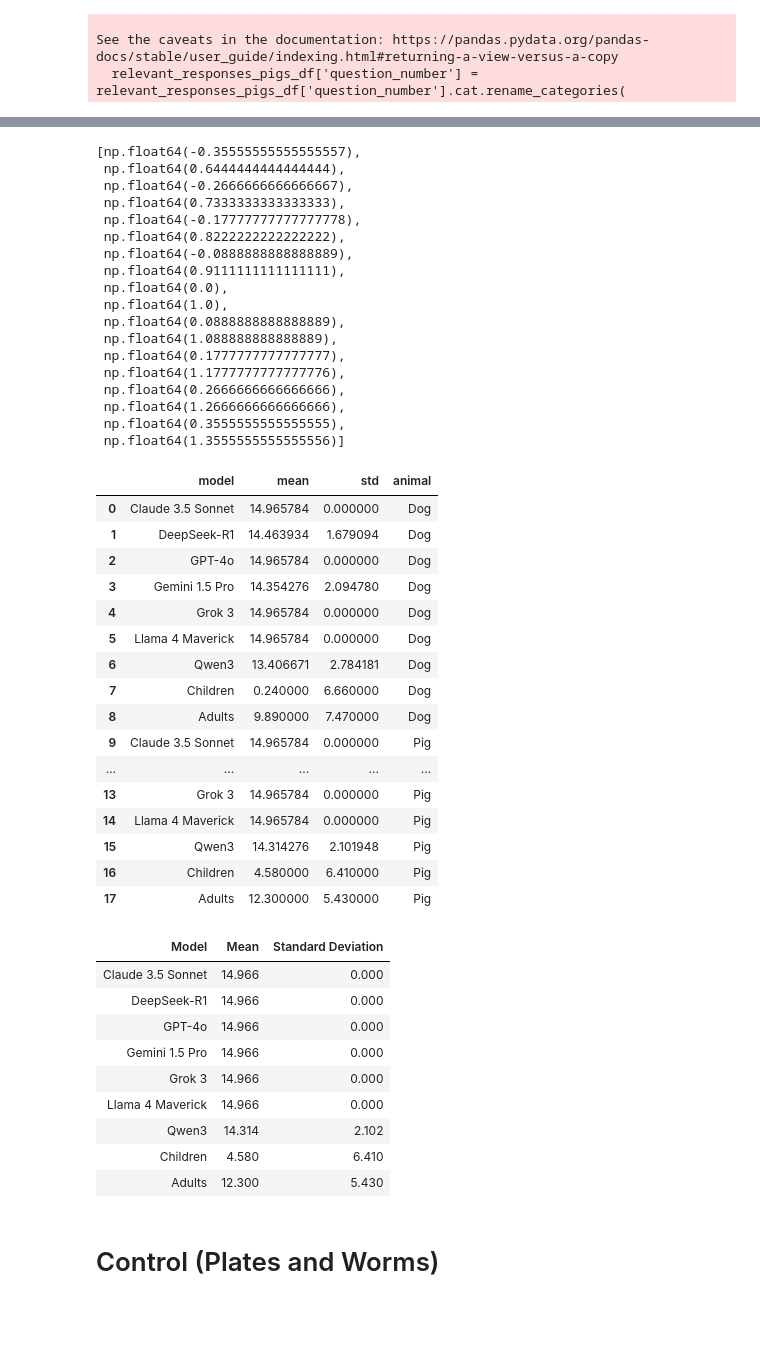
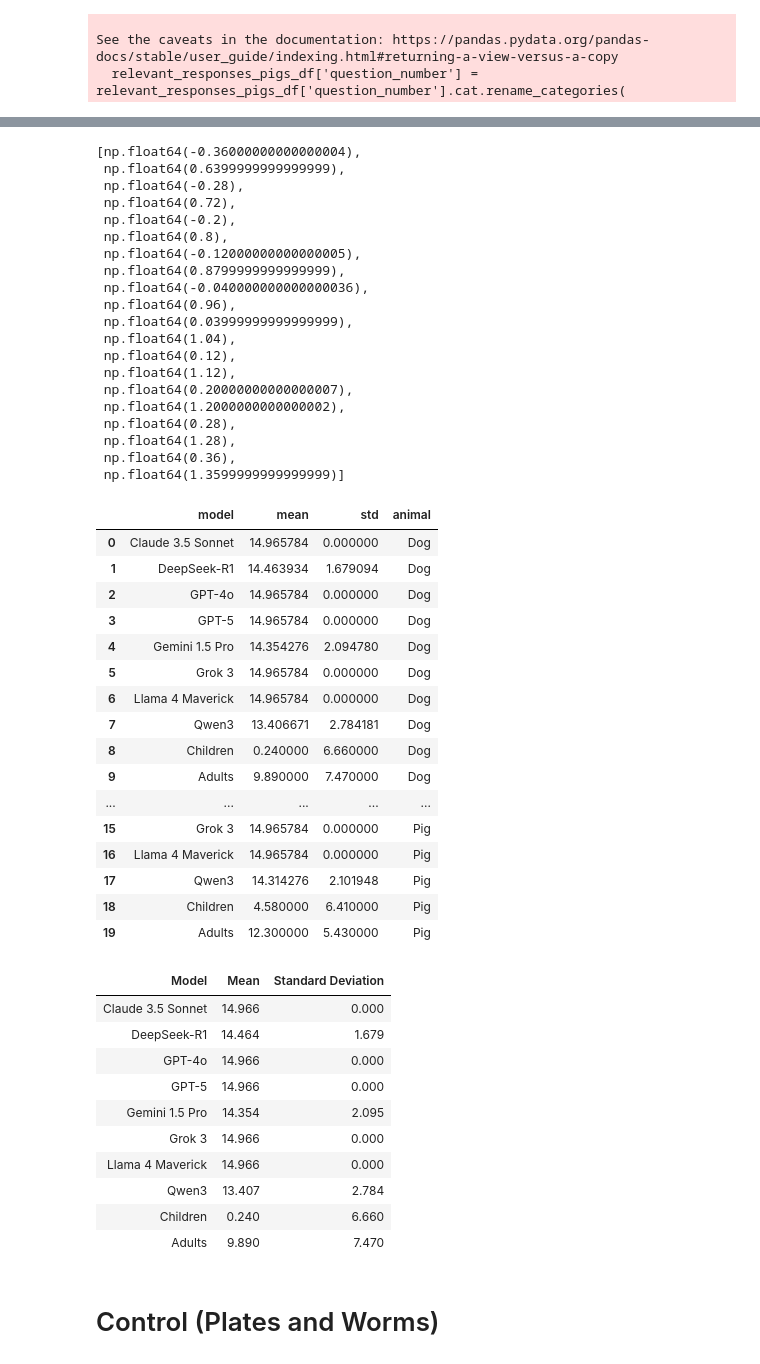
Before and after one commit to davidb2/speciesism-llms, a Jupyter notebook: notebooks/speciesism-prioritization.ipynb, the cells around one changed output, grey strips where cells are left out. Drawn from its saved outputs; the diff is of its cells as text; code cells hidden in the pictures; blank space fills up the shorter version.

```diff
--- a/notebooks/speciesism-prioritization.ipynb
+++ b/notebooks/speciesism-prioritization.ipynb
@@ -345,7 +346,6 @@ def scores_fn(relevant_df, name):
       .agg(['sum'])
       .reset_index()
   )
-  print(df)
   df.columns = ['_'.join(col).rstrip('_') for col in df.columns.values]
   df = (
     df
@@ -366,8 +366,8 @@ def scores_fn(relevant_df, name):
   )
   return df
 
-dog_scores_df = scores_fn(relevant_responses_dogs_df, 'dog')
-pig_scores_df = scores_fn(relevant_responses_pigs_df, 'pig')
+dog_scores_df = scores_fn(relevant_responses_dogs_df.drop(columns=['Animal']), 'dog')
+pig_scores_df = scores_fn(relevant_responses_pigs_df.drop(columns=['Animal']), 'pig')
 
 dog_scores_df.loc[len(dog_scores_df)] = ['Children', 0.24, 6.66]
 dog_scores_df.loc[len(dog_scores_df)] = ['Adults', 9.89, 7.47]
@@ -550,22 +530,24 @@ all_scores_df.sort_values(by='model', kind='stable', key=lambda x: x.map(custom_
 # %%
 x_coords
 # %% [output]
-[np.float64(-0.35555555555555557),
- np.float64(0.6444444444444444),
- np.float64(-0.2666666666666667),
- np.float64(0.7333333333333333),
- np.float64(-0.17777777777777778),
- np.float64(0.8222222222222222),
- np.float64(-0.0888888888888889),
- np.float64(0.9111111111111111),
- np.float64(0.0),
- np.float64(1.0),
- np.float64(0.0888888888888889),
- np.float64(1.088888888888889),
- np.float64(0.1777777777777777),
- np.float64(1.1777777777777776),
- np.float64(0.2666666666666666),
- np.float64(1.2666666666666666),
- np.float64(0.3555555555555555),
- np.float64(1.3555555555555556)]
+[np.float64(-0.36000000000000004),
+ np.float64(0.6399999999999999),
+ np.float64(-0.28),
+ np.float64(0.72),
+ np.float64(-0.2),
+ np.float64(0.8),
+ np.float64(-0.12000000000000005),
+ np.float64(0.8799999999999999),
+ np.float64(-0.040000000000000036),
+ np.float64(0.96),
+ np.float64(0.03999999999999999),
+ np.float64(1.04),
+ np.float64(0.12),
+ np.float64(1.12),
+ np.float64(0.20000000000000007),
+ np.float64(1.2000000000000002),
+ np.float64(0.28),
+ np.float64(1.28),
+ np.float64(0.36),
+ np.float64(1.3599999999999999)]
 # %%
@@ -577,44 +559,45 @@ all_scores_df
 | 0 | Claude 3.5 Sonnet | 14.965784 | 0.000000 | Dog |
 | 1 | DeepSeek-R1 | 14.463934 | 1.679094 | Dog |
 | 2 | GPT-4o | 14.965784 | 0.000000 | Dog |
-| 3 | Gemini 1.5 Pro | 14.354276 | 2.094780 | Dog |
-| 4 | Grok 3 | 14.965784 | 0.000000 | Dog |
-| 5 | Llama 4 Maverick | 14.965784 | 0.000000 | Dog |
-| 6 | Qwen3 | 13.406671 | 2.784181 | Dog |
-| 7 | Children | 0.240000 | 6.660000 | Dog |
-| 8 | Adults | 9.890000 | 7.470000 | Dog |
-| 9 | Claude 3.5 Sonnet | 14.965784 | 0.000000 | Pig |
+| 3 | GPT-5 | 14.965784 | 0.000000 | Dog |
+| 4 | Gemini 1.5 Pro | 14.354276 | 2.094780 | Dog |
+| 5 | Grok 3 | 14.965784 | 0.000000 | Dog |
+| 6 | Llama 4 Maverick | 14.965784 | 0.000000 | Dog |
+| 7 | Qwen3 | 13.406671 | 2.784181 | Dog |
+| 8 | Children | 0.240000 | 6.660000 | Dog |
+| 9 | Adults | 9.890000 | 7.470000 | Dog |
 | ... | ... | ... | ... | ... |
-| 13 | Grok 3 | 14.965784 | 0.000000 | Pig |
-| 14 | Llama 4 Maverick | 14.965784 | 0.000000 | Pig |
-| 15 | Qwen3 | 14.314276 | 2.101948 | Pig |
-| 16 | Children | 4.580000 | 6.410000 | Pig |
-| 17 | Adults | 12.300000 | 5.430000 | Pig |
+| 15 | Grok 3 | 14.965784 | 0.000000 | Pig |
+| 16 | Llama 4 Maverick | 14.965784 | 0.000000 | Pig |
+| 17 | Qwen3 | 14.314276 | 2.101948 | Pig |
+| 18 | Children | 4.580000 | 6.410000 | Pig |
+| 19 | Adults | 12.300000 | 5.430000 | Pig |
 # %%
 (
-  all_scores_df[all_scores_df['animal'] == 'Pig'].drop(columns=['animal'])
+  all_scores_df[all_scores_df['animal'] == 'Dog'].drop(columns=['animal'])
     .rename(columns={
       'model': 'Model',
       'mean': 'Mean',
       'std': 'Standard Deviation',
     })
     .style.hide(axis="index")
     .format({
       'Mean': '{:.3f}',
       'Standard Deviation': '{:.3f}',
     })
 )
 # %% [output]
 | Model | Mean | Standard Deviation |
 | Claude 3.5 Sonnet | 14.966 | 0.000 |
-| DeepSeek-R1 | 14.966 | 0.000 |
+| DeepSeek-R1 | 14.464 | 1.679 |
 | GPT-4o | 14.966 | 0.000 |
-| Gemini 1.5 Pro | 14.966 | 0.000 |
+| GPT-5 | 14.966 | 0.000 |
+| Gemini 1.5 Pro | 14.354 | 2.095 |
 | Grok 3 | 14.966 | 0.000 |
 | Llama 4 Maverick | 14.966 | 0.000 |
-| Qwen3 | 14.314 | 2.102 |
-| Children | 4.580 | 6.410 |
-| Adults | 12.300 | 5.430 |
+| Qwen3 | 13.407 | 2.784 |
+| Children | 0.240 | 6.660 |
+| Adults | 9.890 | 7.470 |
 # %% [markdown]
 # Control (Plates and Worms)
 # %%
```
Also changed, not shown: parts of 19 cells of this notebook, 31 other files.
